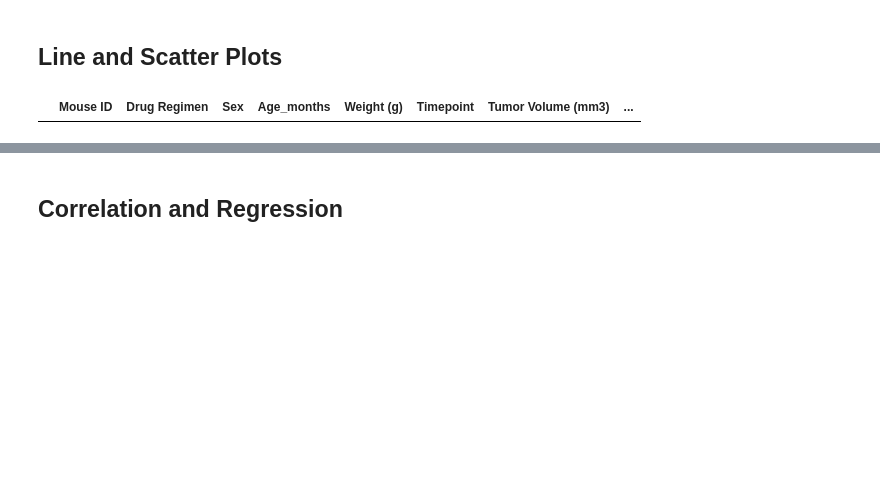
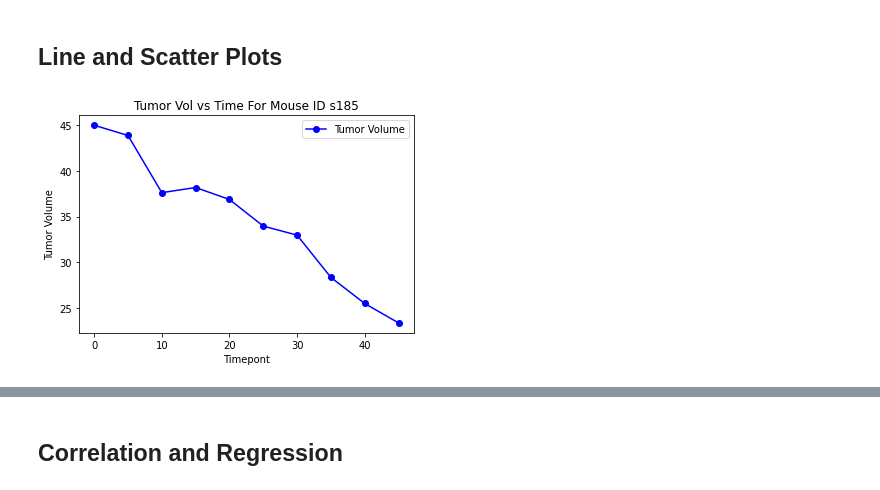
Before and after one commit to amahalik17/Data_Homework, a Jupyter notebook: Matplotlib-Challenge/Pymaceuticals/pymaceuticals_hw.ipynb, the cells around one changed output, grey strips where cells are left out. Drawn from its saved outputs; the diff is of its cells as text; code cells hidden in the pictures; blank space fills up the shorter version.

```diff
--- a/Matplotlib-Challenge/Pymaceuticals/pymaceuticals_hw.ipynb
+++ b/Matplotlib-Challenge/Pymaceuticals/pymaceuticals_hw.ipynb
@@ -272,9 +272,22 @@ plt.show()
 ## Line and Scatter Plots
 # %%
 # Generate a line plot of tumor volume vs. time point for a mouse treated with Capomulin
-tumor = merged_df[(merged_df['Drug Regimen'] == "Capomulin") & (merged_df['Mouse ID'] == "z581")]
-tumor.groupby(['Drug Regimen', 'Timepoint'])
-tumor_df = tumor['Tumor Volume (mm3)'].mean()
-tumor.head()
+cap_data = merged_df[(merged_df["Drug Regimen"] == "Capomulin") & (merged_df['Mouse ID'] == "s185")]
+#cap_data.head()
+
+#cap_timepoint = cap_data.groupby(['Timepoint'])
+#cap_timepoint.head()
+
+time_df = cap_data.set_index('Timepoint')
+#time_df.head()
+
+x_axis = list(time_df.index.values)
+plt.figure()
+tumor_vol, = plt.plot(x_axis, time_df['Tumor Volume (mm3)'], marker='o', color='blue', label='Tumor Volume')
+plt.legend(handles=[tumor_vol], loc='best')
+plt.title("Tumor Vol vs Time For Mouse ID s185")
+plt.xlabel("Timepont")
+plt.ylabel("Tumor Volume")
+plt.show()
 # %% [output]
-|  | Mouse ID | Drug Regimen | Sex | Age_months | Weight (g) | Timepoint | Tumor Volume (mm3) | ... |
+[figure, added]
```
Also changed, not shown: parts of 3 cells of this notebook.
